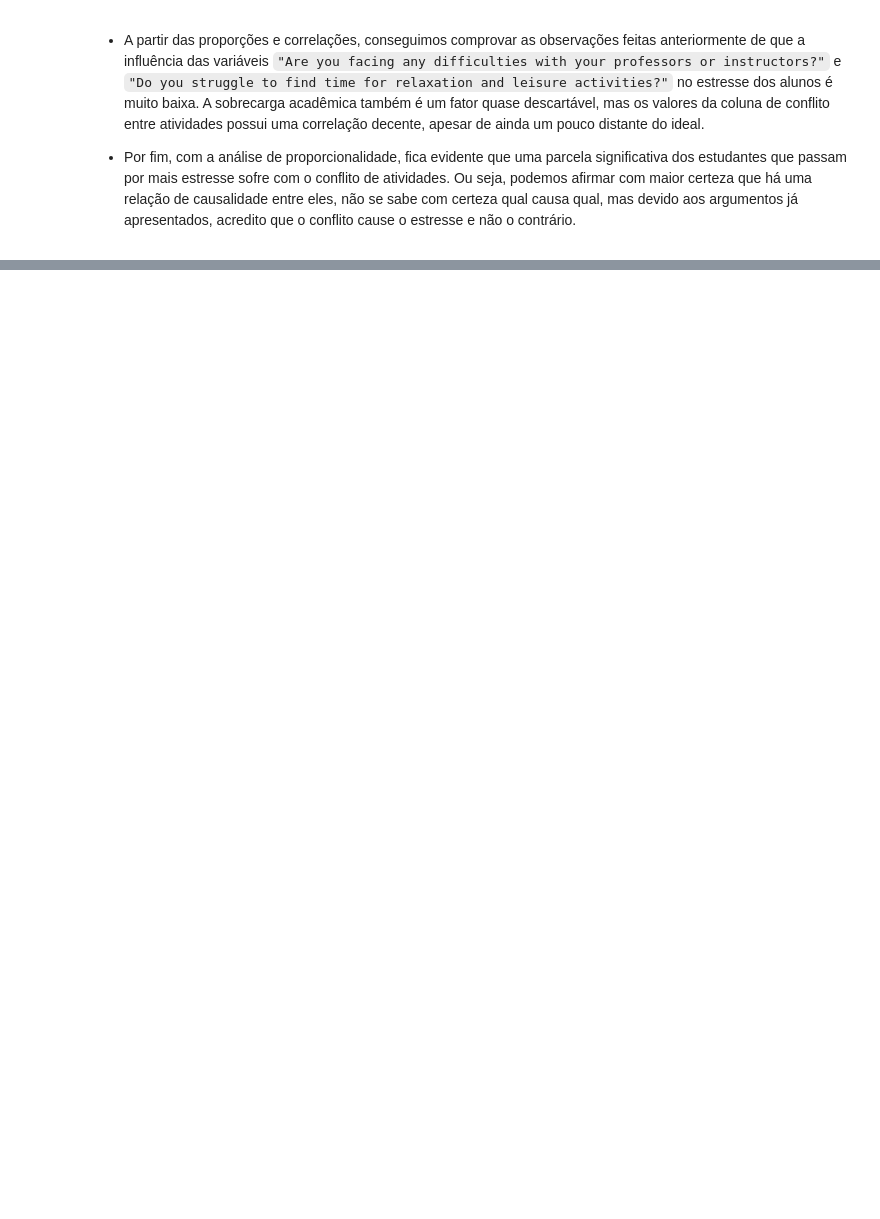
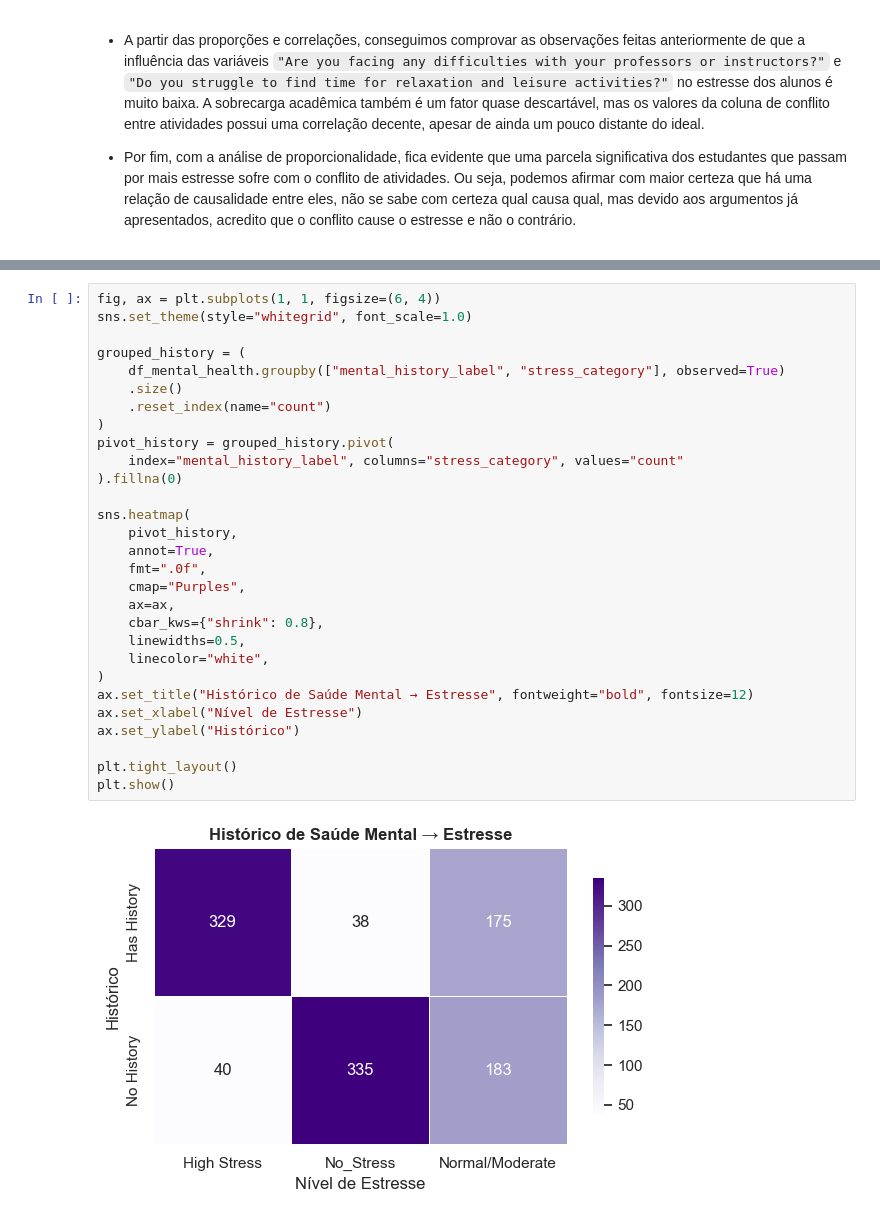
Before and after one commit to viabdon/EDA-Student-Stress-Dataset, a Jupyter notebook: src/notebooks/eda_pablo.ipynb, the cells around one changed output, grey strips where cells are left out. Saved outputs shown, nothing was run; the diff lists cells and outputs as text; blank space fills up the shorter version.

```diff
--- a/src/notebooks/eda_pablo.ipynb
+++ b/src/notebooks/eda_pablo.ipynb
@@ -675,0 +1011,31 @@ Do you struggle to find time for relaxation and leisure activities?
+# %%
+fig, ax = plt.subplots(1, 1, figsize=(6, 4))
+sns.set_theme(style="whitegrid", font_scale=1.0)
+
+grouped_history = (
+    df_mental_health.groupby(["mental_history_label", "stress_category"], observed=True)
+    .size()
+    .reset_index(name="count")
+)
+pivot_history = grouped_history.pivot(
+    index="mental_history_label", columns="stress_category", values="count"
+).fillna(0)
+
+sns.heatmap(
+    pivot_history,
+    annot=True,
+    fmt=".0f",
+    cmap="Purples",
+    ax=ax,
+    cbar_kws={"shrink": 0.8},
+    linewidths=0.5,
+    linecolor="white",
+)
+ax.set_title("Histórico de Saúde Mental → Estresse", fontweight="bold", fontsize=12)
+ax.set_xlabel("Nível de Estresse")
+ax.set_ylabel("Histórico")
+
+plt.tight_layout()
+plt.show()
+# %% [output]
+[figure, added]
```
Also changed, not shown: parts of 17 cells of this notebook.
